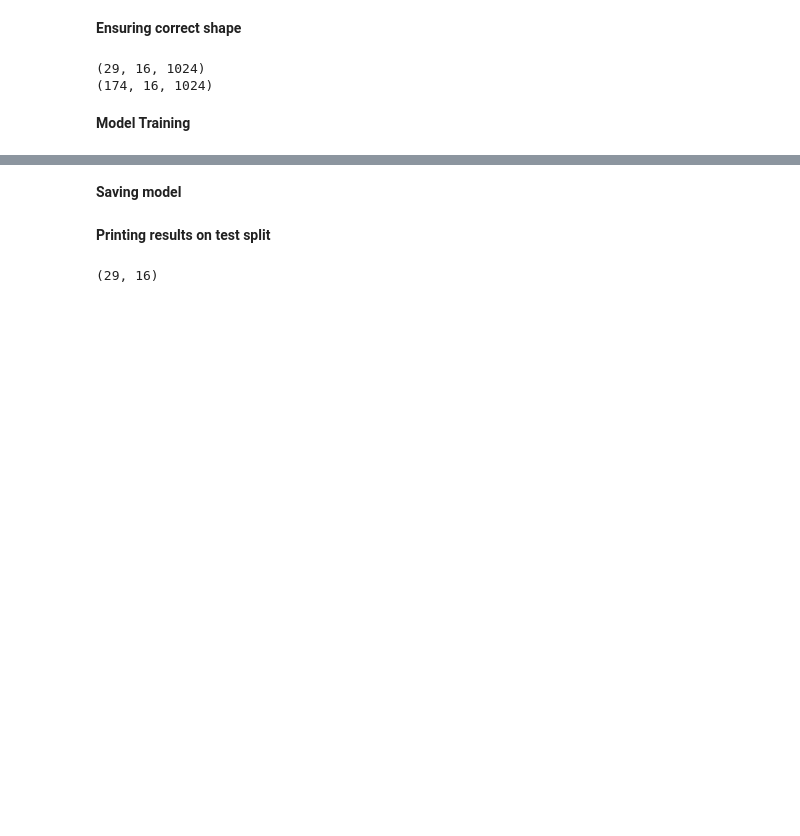
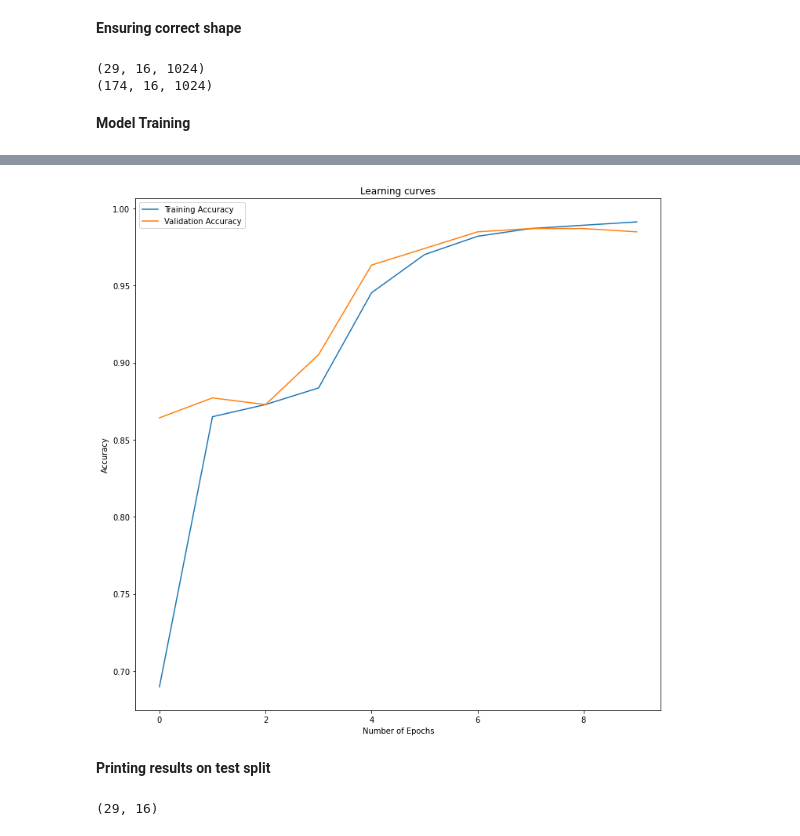
Before and after one commit to sarikasingh00/Hindi-NER, a Jupyter notebook: elmo_ner_hid512.ipynb, the cells around one changed output, grey strips where cells are left out. Cells and saved outputs as stored; diff of their text form; code cells hidden in the pictures; blank space fills up the shorter version.

```diff
--- a/elmo_ner_hid512.ipynb
+++ b/elmo_ner_hid512.ipynb
@@ -284,8 +329,9 @@ print(np.array(X_tr).shape)
 # %% [markdown]
 **Model Training**
 # %%
+callback = tf.keras.callbacks.EarlyStopping(monitor='loss', patience=3)
 history = model.fit(np.array(X_tr), y_tr, validation_data=(np.array(X_te), y_te),
-                    batch_size=batch_size, epochs=5, verbose=1)
+                    batch_size=batch_size, epochs=10, verbose=1, callbacks=[callback])
 # history = model.fit(np.array(embedding), y_tr, validation_data=(np.array(X_te), y_te),
 #                     batch_size=batch_size, epochs=5, verbose=1)
 # %% [output]
@@ -303,2 +358,0 @@ Epoch 5/5
-# %% [markdown]
-**Saving model**
@@ -314,3 +359,18 @@ model.save_weights("model.h5")
+# %%
+hist = pd.DataFrame(history.history)
+# %%
+import matplotlib.pyplot as plt
+
+plt.figure(figsize=(12,12))
+plt.plot(hist["accuracy"])
+plt.plot(hist["val_accuracy"])
+plt.title("Learning curves")
+plt.legend(['Training Accuracy', 'Validation Accuracy'])
+plt.xlabel("Number of Epochs")
+plt.ylabel("Accuracy")
+plt.show()
+# %% [output]
+[figure, added]
 # %% [markdown]
 **Printing results on test split**
 # %%
```
Also changed, not shown: parts of 18 cells of this notebook, 5 other files.
